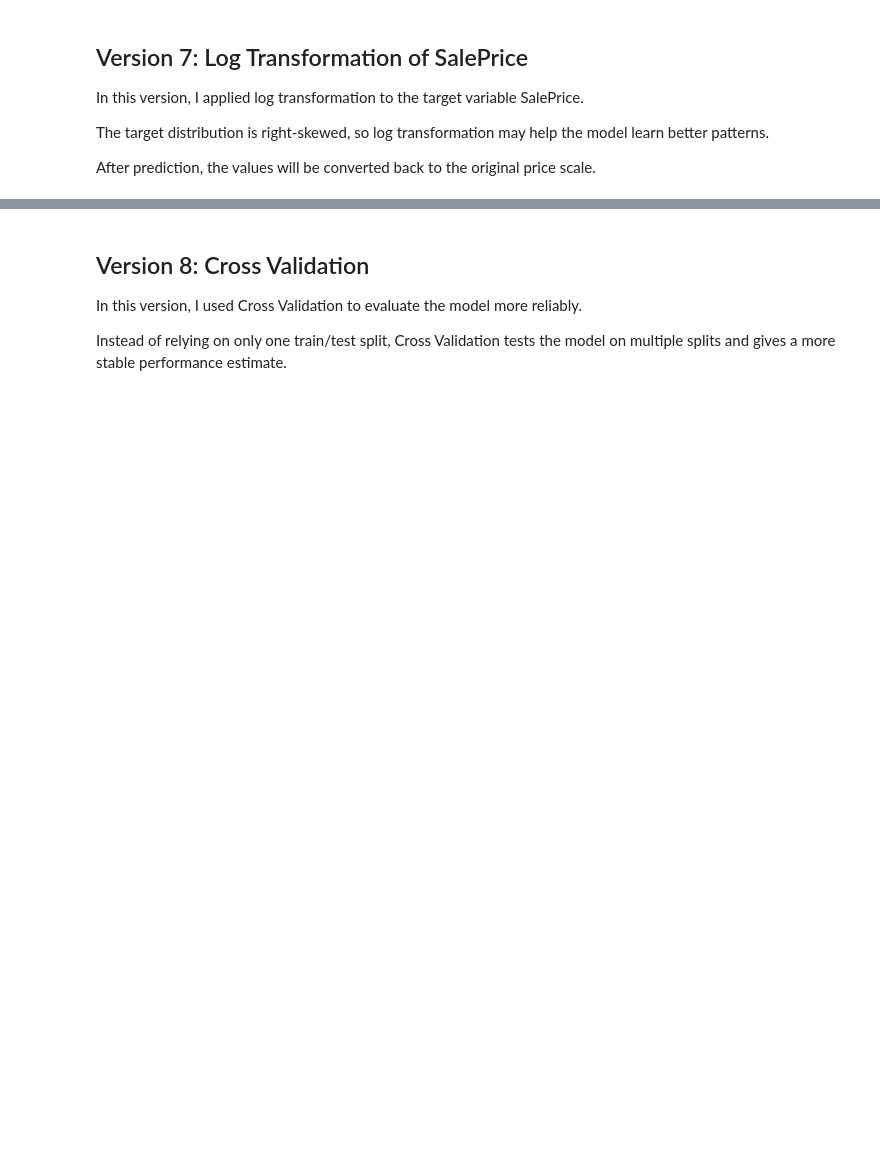
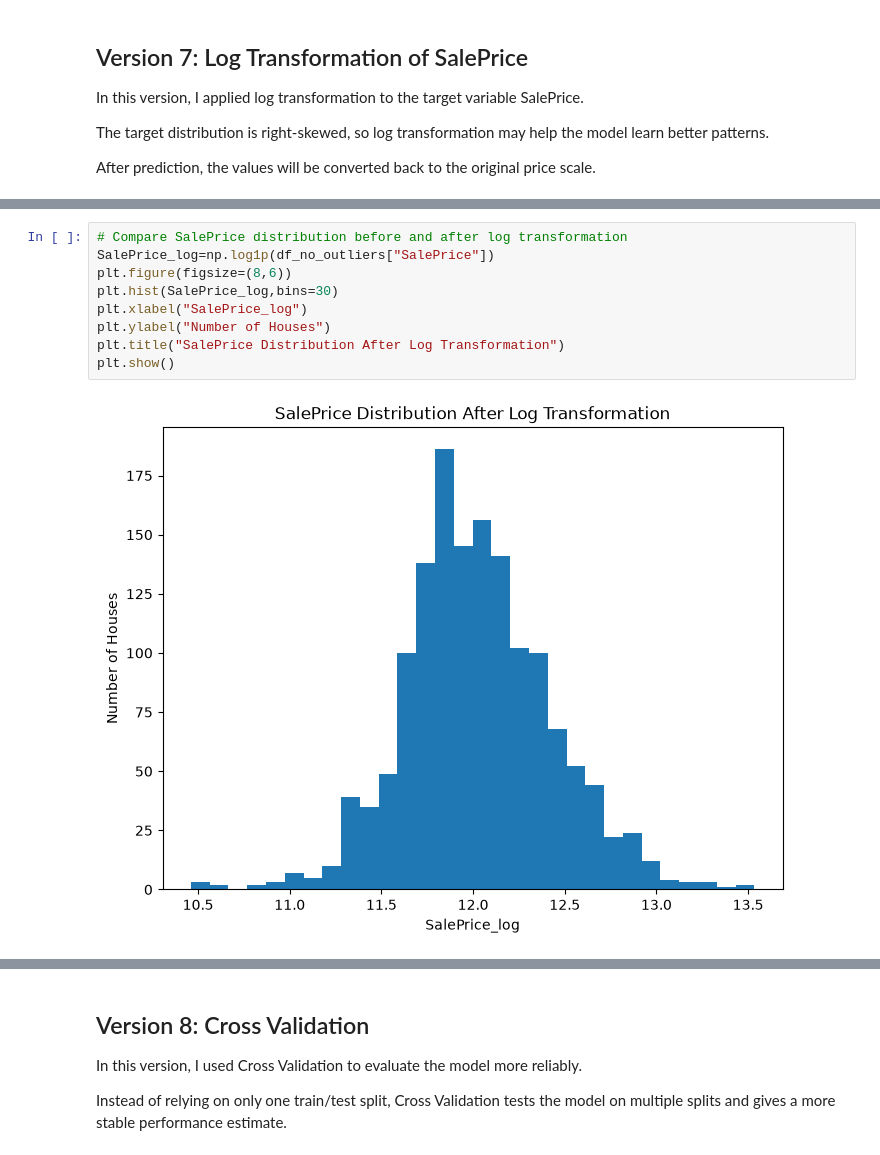
Before and after one commit to raghadnedal/house-price-prediction, a Jupyter notebook: house_price_prediction.ipynb, the cells around one changed output, grey strips where cells are left out. Cells and saved outputs as stored; diff of their text form; blank space fills up the shorter version.

```diff
--- a/house_price_prediction.ipynb
+++ b/house_price_prediction.ipynb
@@ -713,0 +796,11 @@ After prediction, the values will be converted back to the original price scale.
+# %%
+# Compare SalePrice distribution before and after log transformation
+SalePrice_log=np.log1p(df_no_outliers["SalePrice"])
+plt.figure(figsize=(8,6))
+plt.hist(SalePrice_log,bins=30)
+plt.xlabel("SalePrice_log")
+plt.ylabel("Number of Houses")
+plt.title("SalePrice Distribution After Log Transformation")
+plt.show()
+# %% [output]
+[figure, added]
```
Also changed, not shown: parts of 21 cells of this notebook.
